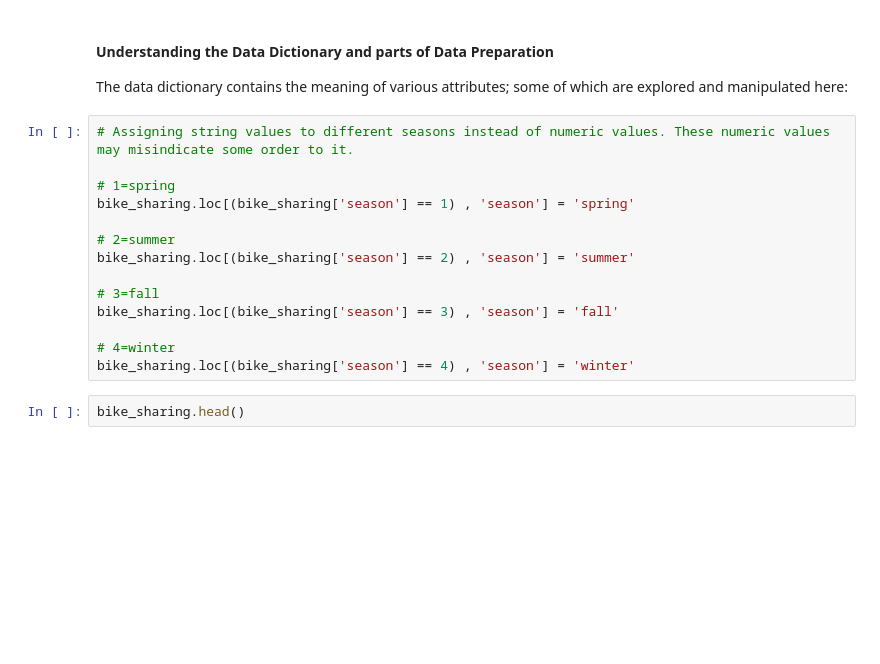
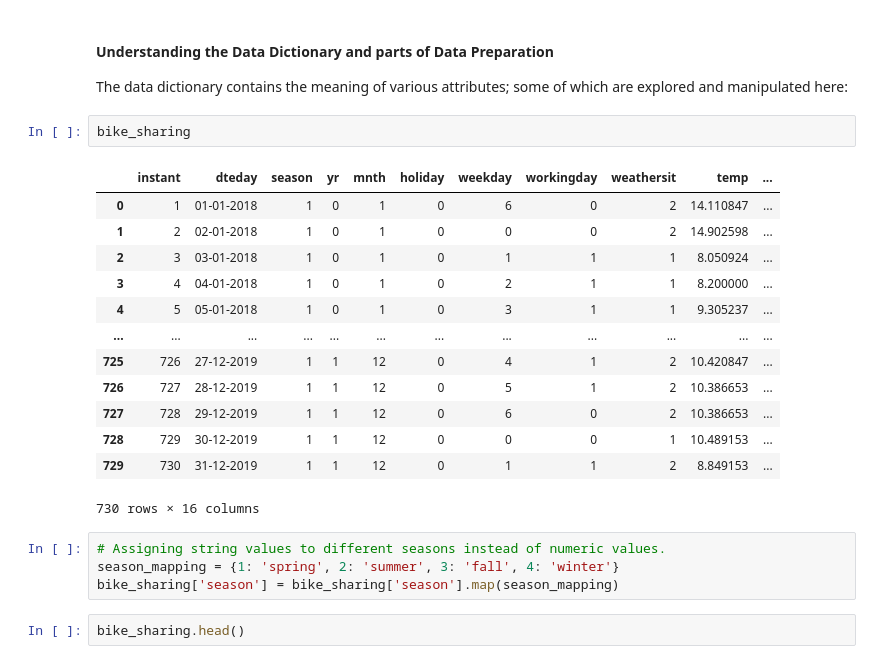
Before and after one commit to sreeprem/Linear-Regression-Bike-Sharing-Assignment, a Jupyter notebook: Bike_Sharing_Assignment.ipynb, the cells around one changed output. Cells and saved outputs as stored; diff of their text form; blank space fills up the shorter version.

```diff
--- a/Bike_Sharing_Assignment.ipynb
+++ b/Bike_Sharing_Assignment.ipynb
@@ -96,20 +96,26 @@ None
 #### Understanding the Data Dictionary and parts of Data Preparation
 
 The data dictionary contains the meaning of various attributes; some of which are explored and manipulated here:
+# %%
+bike_sharing
+# %% [output]
+|  | instant | dteday | season | yr | mnth | holiday | weekday | workingday | weathersit | temp | ... |
+| 0 | 1 | 01-01-2018 | 1 | 0 | 1 | 0 | 6 | 0 | 2 | 14.110847 | ... |
+| 1 | 2 | 02-01-2018 | 1 | 0 | 1 | 0 | 0 | 0 | 2 | 14.902598 | ... |
+| 2 | 3 | 03-01-2018 | 1 | 0 | 1 | 0 | 1 | 1 | 1 | 8.050924 | ... |
+| 3 | 4 | 04-01-2018 | 1 | 0 | 1 | 0 | 2 | 1 | 1 | 8.200000 | ... |
+| 4 | 5 | 05-01-2018 | 1 | 0 | 1 | 0 | 3 | 1 | 1 | 9.305237 | ... |
+| ... | ... | ... | ... | ... | ... | ... | ... | ... | ... | ... | ... |
+| 725 | 726 | 27-12-2019 | 1 | 1 | 12 | 0 | 4 | 1 | 2 | 10.420847 | ... |
+| 726 | 727 | 28-12-2019 | 1 | 1 | 12 | 0 | 5 | 1 | 2 | 10.386653 | ... |
+| 727 | 728 | 29-12-2019 | 1 | 1 | 12 | 0 | 6 | 0 | 2 | 10.386653 | ... |
+| 728 | 729 | 30-12-2019 | 1 | 1 | 12 | 0 | 0 | 0 | 1 | 10.489153 | ... |
+| 729 | 730 | 31-12-2019 | 1 | 1 | 12 | 0 | 1 | 1 | 2 | 8.849153 | ... |
+730 rows × 16 columns
 # %%
-# Assigning string values to different seasons instead of numeric values. These numeric values may misindicate some order to it.
-
-# 1=spring
-bike_sharing.loc[(bike_sharing['season'] == 1) , 'season'] = 'spring'
-
-# 2=summer
-bike_sharing.loc[(bike_sharing['season'] == 2) , 'season'] = 'summer'
-
-# 3=fall
-bike_sharing.loc[(bike_sharing['season'] == 3) , 'season'] = 'fall'
-
-# 4=winter
-bike_sharing.loc[(bike_sharing['season'] == 4) , 'season'] = 'winter'
+# Assigning string values to different seasons instead of numeric values.
+season_mapping = {1: 'spring', 2: 'summer', 3: 'fall', 4: 'winter'}
+bike_sharing['season'] = bike_sharing['season'].map(season_mapping)
 # %%
 bike_sharing.head()
 # %% [output]
```
Also changed, not shown: parts of 57 cells of this notebook, 1 other file.
